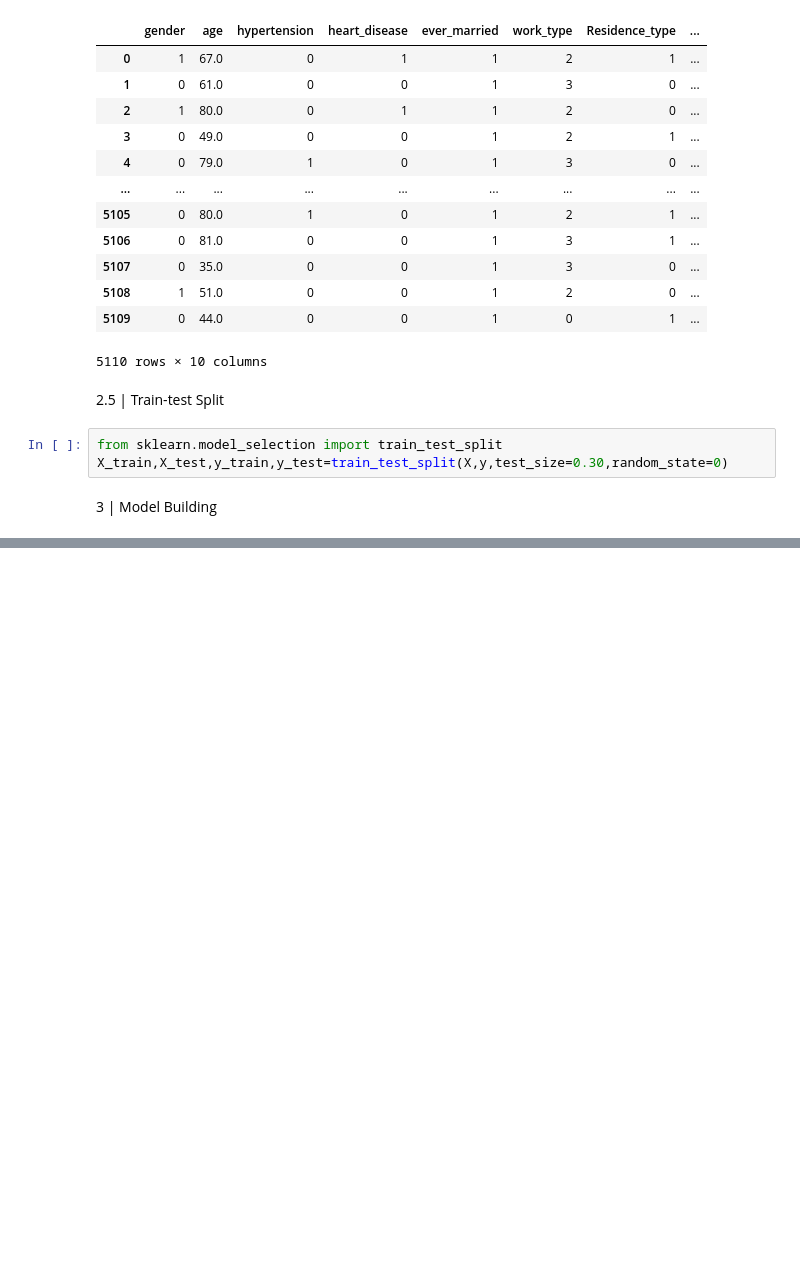
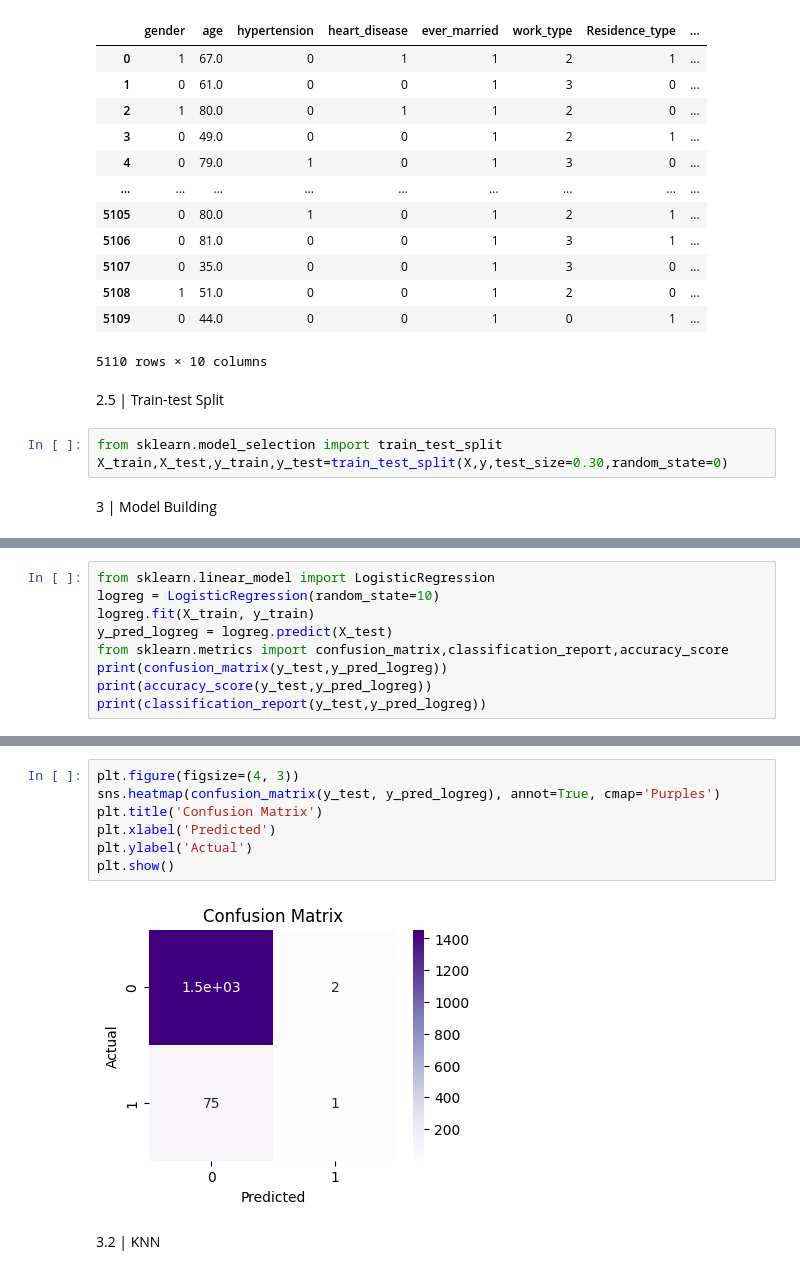
Before and after one commit to chalana-b/Stroke-Prediction, a Jupyter notebook: predictions.ipynb, the cells around one changed output, grey strips where cells are left out. Saved outputs shown, nothing was run; the diff lists cells and outputs as text; blank space fills up the shorter version.

Commit message:
Logistic Regression & KNN

```diff
--- a/predictions.ipynb
+++ b/predictions.ipynb
@@ -180,0 +183,9 @@ X_train,X_test,y_train,y_test=train_test_split(X,y,test_size=0.30,random_state=0
+# %%
+from sklearn.linear_model import LogisticRegression
+logreg = LogisticRegression(random_state=10)
+logreg.fit(X_train, y_train)
+y_pred_logreg = logreg.predict(X_test)
+from sklearn.metrics import confusion_matrix,classification_report,accuracy_score
+print(confusion_matrix(y_test,y_pred_logreg))
+print(accuracy_score(y_test,y_pred_logreg))
+print(classification_report(y_test,y_pred_logreg))
@@ -180,0 +211,11 @@ X_train,X_test,y_train,y_test=train_test_split(X,y,test_size=0.30,random_state=0
+# %%
+plt.figure(figsize=(4, 3))
+sns.heatmap(confusion_matrix(y_test, y_pred_logreg), annot=True, cmap='Purples')
+plt.title('Confusion Matrix')
+plt.xlabel('Predicted')
+plt.ylabel('Actual')
+plt.show()
+# %% [output]
+[figure, added]
+# %% [markdown]
+3.2 | KNN
```
Also changed, not shown: parts of 4 cells of this notebook.
